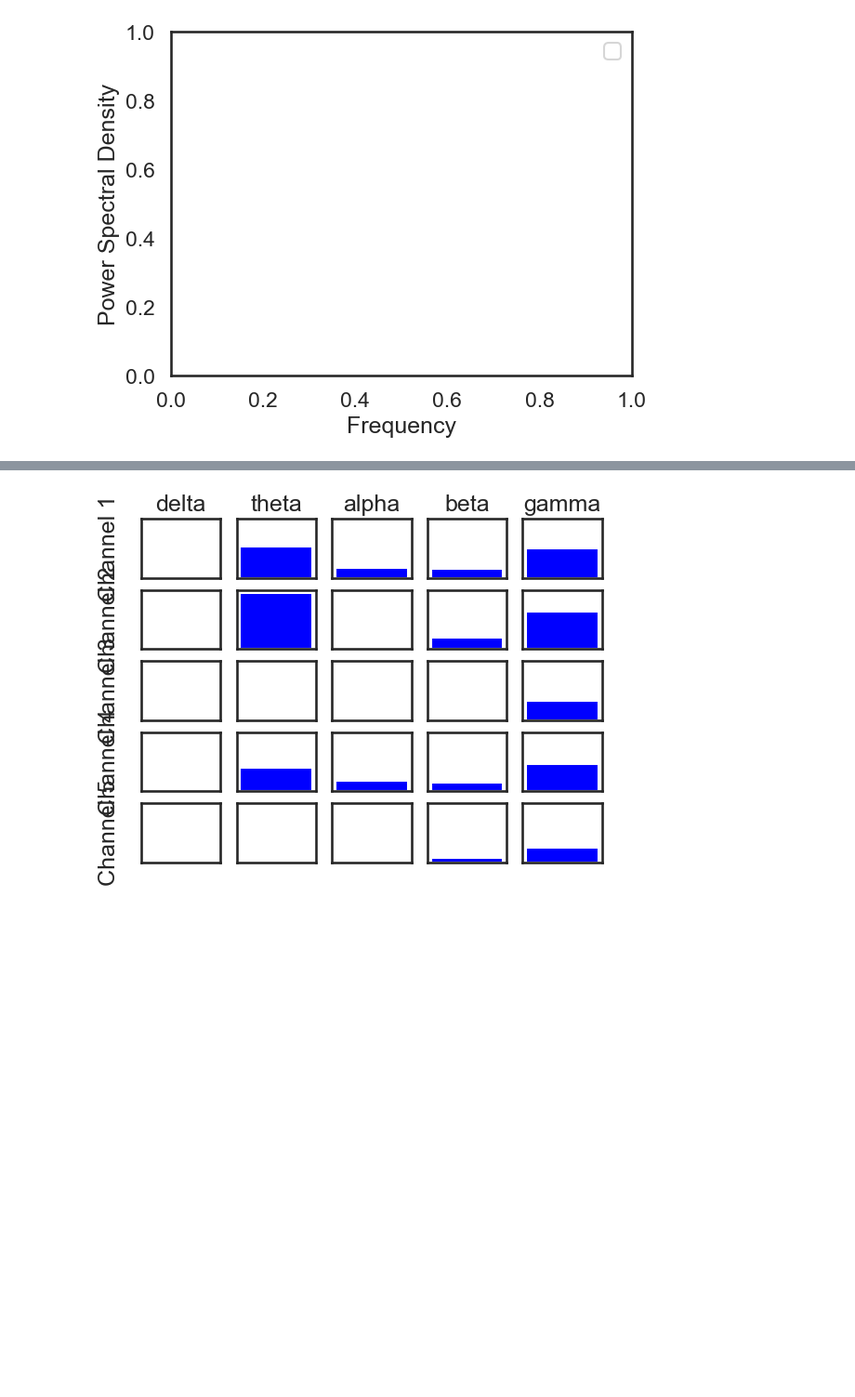
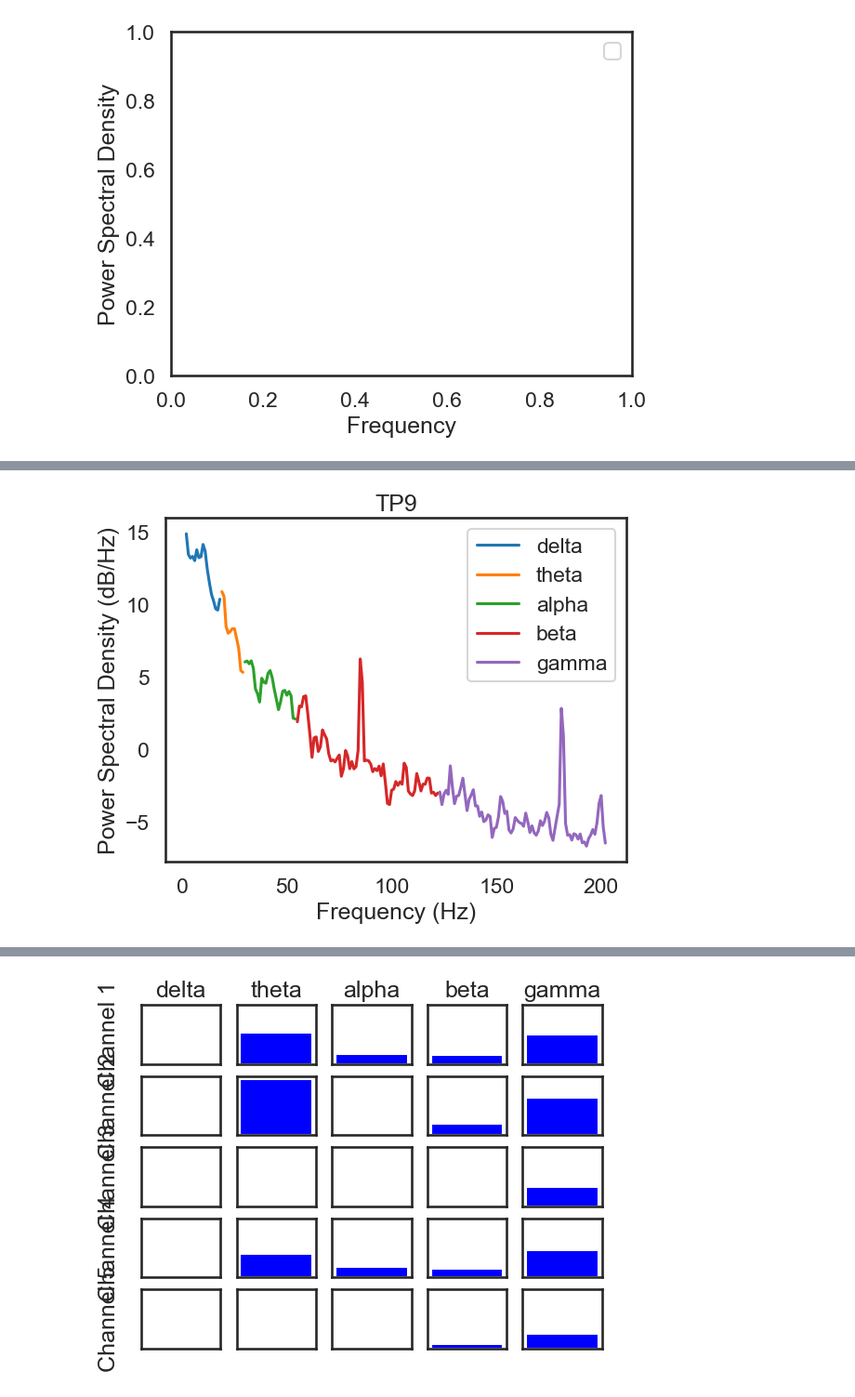
Before and after one commit to mp2419/eeg-notebooks, a Jupyter notebook: FYP/audio_visualoddball/load_n_spectrum.ipynb, the cells around one changed output, grey strips where cells are left out. Shown at 93% size. Drawn from its saved outputs; the diff is of its cells as text; code cells hidden in the pictures; blank space fills up the shorter version.

```diff
--- a/FYP/audio_visualoddball/load_n_spectrum.ipynb
+++ b/FYP/audio_visualoddball/load_n_spectrum.ipynb
@@ -260,0 +290,86 @@ plt.show()
+# %%
+# Define frequency bands
+bands = {'delta': (0.5, 4),
+         'theta': (4, 8),
+         'alpha': (8, 13),
+         'beta': (13, 30),
+         'gamma': (30, 50)}
+
+f_alpha = []
+f_delta = []
+f_theta = []
+f_beta = []
+f_gamma = []
+
+psd_gamma = []
+psd_alpha = []
+psd_delta = []
+psd_theta = []
+psd_beta = []
+
+ch_psd = []
+ch = 1
+chname = ['TP9', 'AF7', 'AF8', 'TP10']
+
+for ch in [0, 1,2,3]:
+    for i in range(len(f)):
+        if (f[i] <= 13.5) & (f[i] >=7.5):
+            psd_alpha.append((10 * np.log10(psds[ch]))[i])
+            f_alpha.append(i)
+
+        elif (f[i]  <= 4.5) & (f[i] >=0.5):
+            psd_delta.append((10 * np.log10(psds[ch]))[i])
+            f_delta.append(i)
+
+        elif (f[i]  <= 8.5) & (f[i] >=3.5):
+            psd_theta.append((10 * np.log10(psds[ch]))[i])
+            f_theta.append(i)
+
+        elif (f[i]  <= 30.5) & (f[i] >=12.5):
+            psd_beta.append((10 * np.log10(psds[ch]))[i])
+            f_beta.append(i)
+
+        elif (f[i]  <= 50.5) & (f[i] >=29.5):
+            psd_gamma.append((10 * np.log10(psds[ch]))[i])
+            f_gamma.append(i)
+
+    ch_psd.append([psd_delta,psd_theta,psd_alpha, psd_beta, psd_gamma])
+    plt.plot(f_delta, psd_delta, label="delta")
+    plt.plot(f_theta, psd_theta, label="theta")
+    plt.plot(f_alpha, psd_alpha, label="alpha")
+    plt.plot(f_beta, psd_beta, label="beta")
+    plt.plot(f_gamma, psd_gamma, label="gamma")
+    plt.xlabel('Frequency (Hz)')
+    plt.ylabel('Power Spectral Density (dB/Hz)')
+    plt.title(chname[ch])
+    plt.legend()
+    plt.show()
+    f_alpha = []
+    f_delta = []
+    f_theta = []
+    f_beta = []
+    f_gamma = []
+    psd_gamma = []
+    psd_alpha = []
+    psd_delta = []
+    psd_theta = []
+    psd_beta = []
+
+ch_psdavg = []
+per_channel = []
+for i in range(len(ch_psd)):
+    for j in range(len(ch_psd[i])):
+        per_channel.append(np.mean(ch_psd[i][j]))
+        plt.bar(i, np.mean(ch_psd[i][j]))
+    ch_psdavg.append(per_channel)
+    per_channel = []
+
+plt.xlabel('Channel Number')
+plt.ylabel('Power Spectral Density (dB/Hz)')
+plt.title('Average PSD')
+plt.legend()
+plt.show()
+
+print(ch_psdavg)
+# %% [output]
+[figure, added]
```
Also changed, not shown: parts of 7 cells of this notebook, 3 other files.
